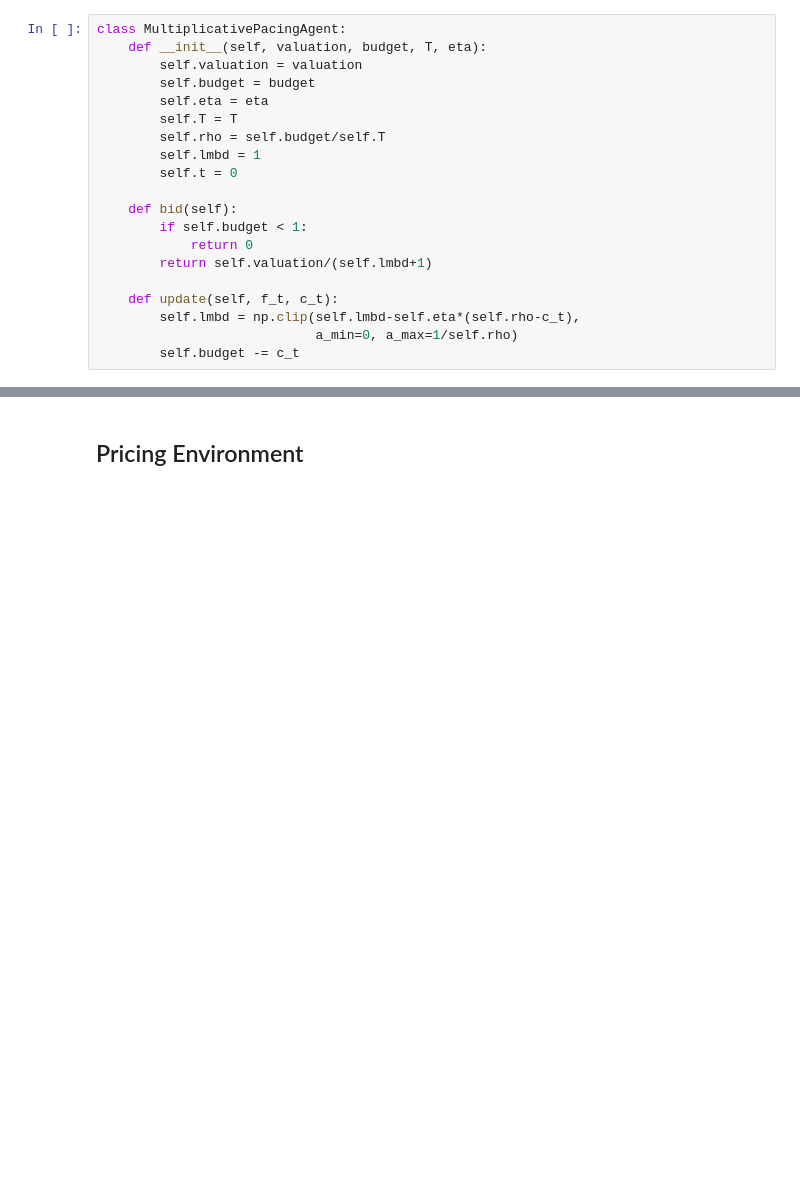
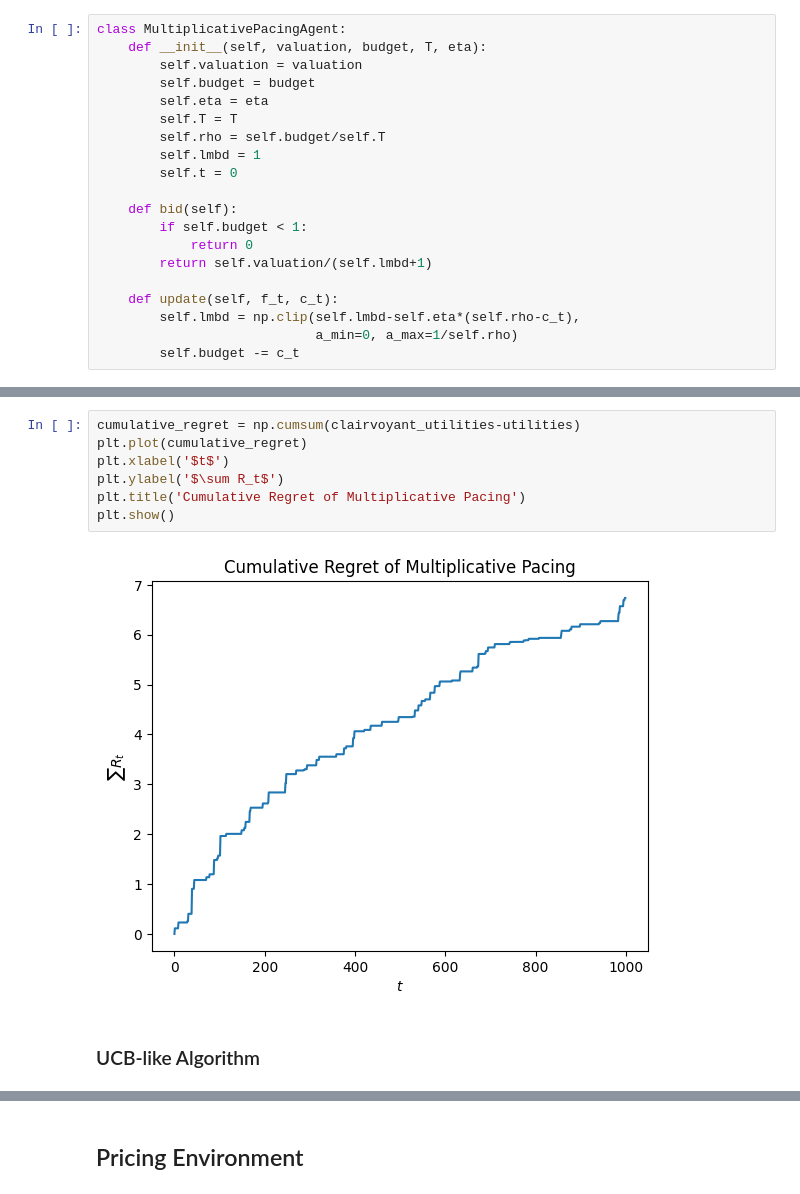
Before and after one commit to mvarenneensta/OLA24, a Jupyter notebook: project.ipynb, the cells around one changed output, grey strips where cells are left out. Cells and saved outputs as stored; diff of their text form; blank space fills up the shorter version.

```diff
--- a/project.ipynb
+++ b/project.ipynb
@@ -166,0 +175,11 @@ Total # of Wins: 145
+# %%
+cumulative_regret = np.cumsum(clairvoyant_utilities-utilities)
+plt.plot(cumulative_regret)
+plt.xlabel('$t$')
+plt.ylabel('$\sum R_t$')
+plt.title('Cumulative Regret of Multiplicative Pacing')
+plt.show()
+# %% [output]
+[figure, added]
+# %% [markdown]
+### UCB-like Algorithm
```
Also changed, not shown: parts of 13 cells of this notebook.
